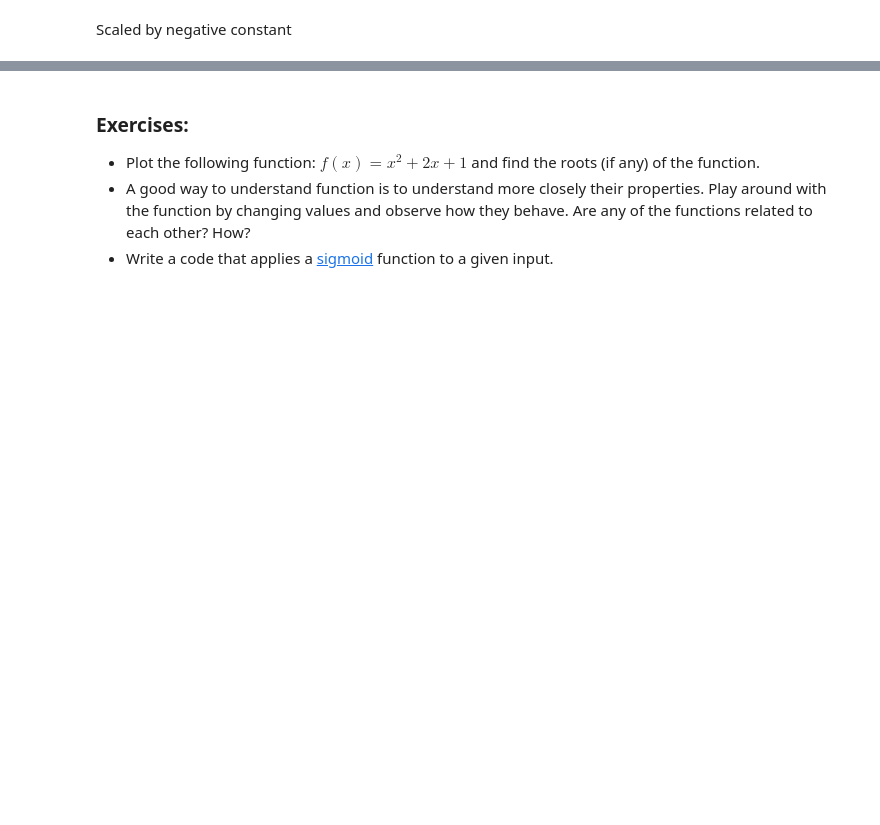
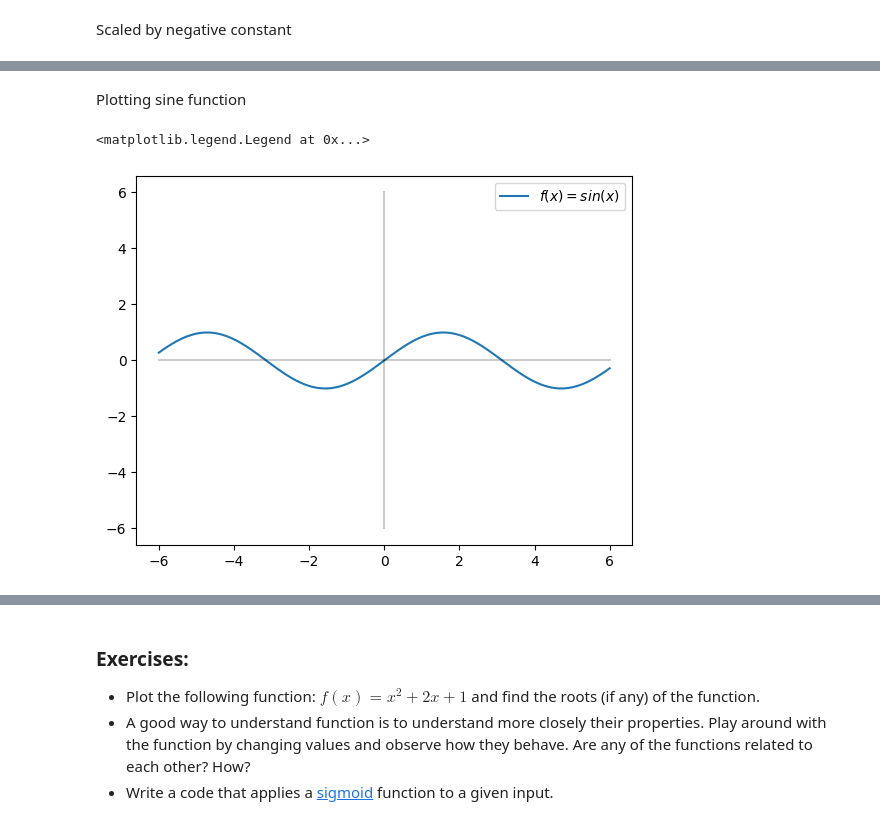
Before and after one commit to dair-ai/ML-Notebooks, a Jupyter notebook: notebooks/maths/algebra.ipynb, the cells around one changed output, grey strips where cells are left out. Cells and saved outputs as stored; diff of their text form; code cells hidden in the pictures; blank space fills up the shorter version.

```diff
--- a/notebooks/maths/algebra.ipynb
+++ b/notebooks/maths/algebra.ipynb
@@ -276,0 +285,13 @@ plt.plot(x*0, x, 'k', alpha=0.2)
+# %% [markdown]
+Plotting sine function
+# %%
+x = np.linspace(-6, 6, 100)
+plt.plot(x, np.sin(x), label='$f(x)=sin(x)$')
+
+plt.plot(x, x*0, 'k', alpha=0.2)
+plt.plot(x*0, x, 'k', alpha=0.2)
+
+plt.legend()
+# %% [output]
+<matplotlib.legend.Legend at 0x...>
+[figure, added]
```
Also changed, not shown: parts of 6 cells of this notebook, 1 other file.
